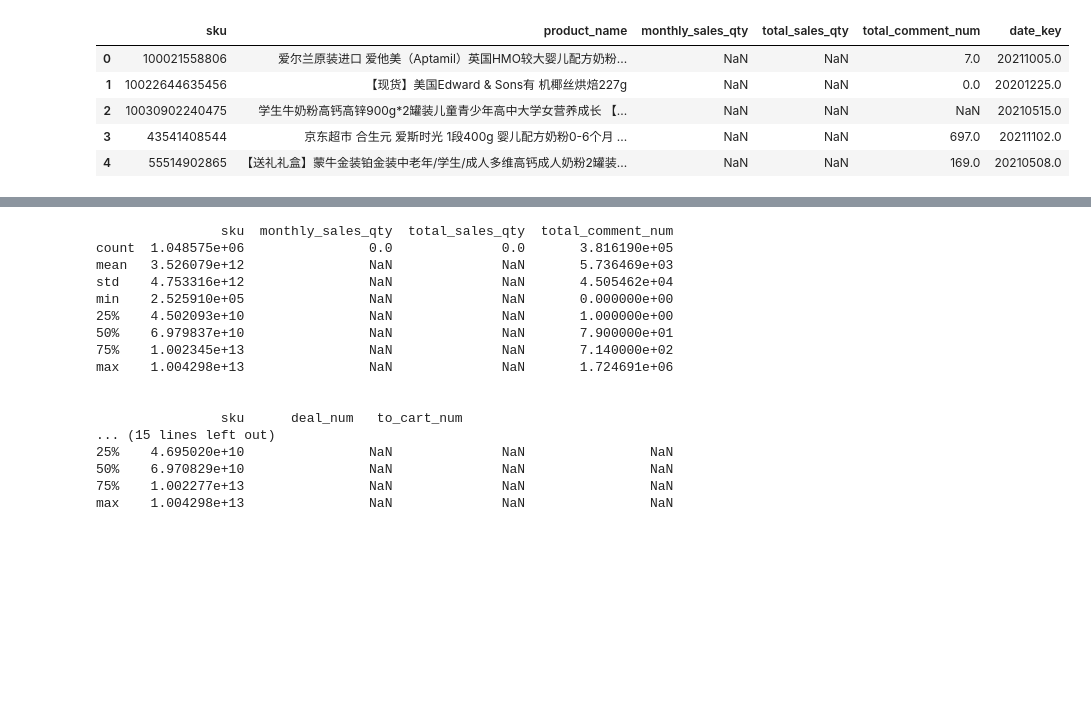
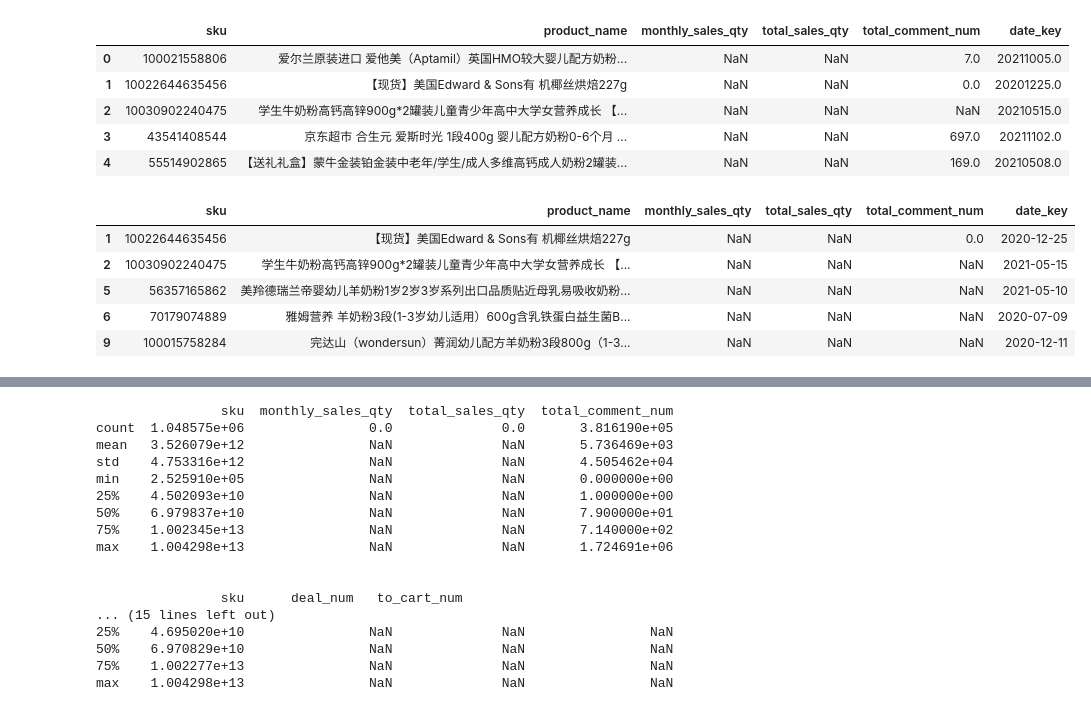
Before and after one commit to Shakib-IO/Python_Practice, a Jupyter notebook: EDMI/SSV4_n1_Dip.ipynb, the cells around one changed output, grey strips where cells are left out. Saved outputs shown, nothing was run; the diff lists cells and outputs as text; code cells hidden in the pictures; blank space fills up the shorter version.

```diff
--- a/EDMI/SSV4_n1_Dip.ipynb
+++ b/EDMI/SSV4_n1_Dip.ipynb
@@ -29,4 +29,12 @@ dfx.head()
 dfx["date_key"] = pd.to_datetime(dfx["date_key"], format="%Y%m%d")
 dfy['date_time'] =  pd.to_datetime(dfy['date_time'], infer_datetime_format=True)
 # %%
-dfx_nocom = dfx[dfx['total_comment_num'].isna()]
+dfx_nocom = dfx[(dfx['total_comment_num'].isna()) | (dfx['total_comment_num'] == 0.0)]
+dfx_nocom.head()
+# %% [output]
+|  | sku | product_name | monthly_sales_qty | total_sales_qty | total_comment_num | date_key |
+| 1 | 10022644635456 | 【现货】美国Edward & Sons有 机椰丝烘焙227g | NaN | NaN | 0.0 | 2020-12-25 |
+| 2 | 10030902240475 | 学生牛奶粉高钙高锌900g*2罐装儿童青少年高中大学女营养成长 【... | NaN | NaN | NaN | 2021-05-15 |
+| 5 | 56357165862 | 美羚德瑞兰帝婴幼儿羊奶粉1岁2岁3岁系列出口品质贴近母乳易吸收奶粉... | NaN | NaN | NaN | 2021-05-10 |
+| 6 | 70179074889 | 雅姆营养 羊奶粉3段(1-3岁幼儿适用）600g含乳铁蛋白益生菌B... | NaN | NaN | NaN | 2020-07-09 |
+| 9 | 100015758284 | 完达山（wondersun）菁润幼儿配方羊奶粉3段800g（1-3... | NaN | NaN | NaN | 2020-12-11 |
```
Also changed, not shown: parts of 22 cells of this notebook, 1 other file.
